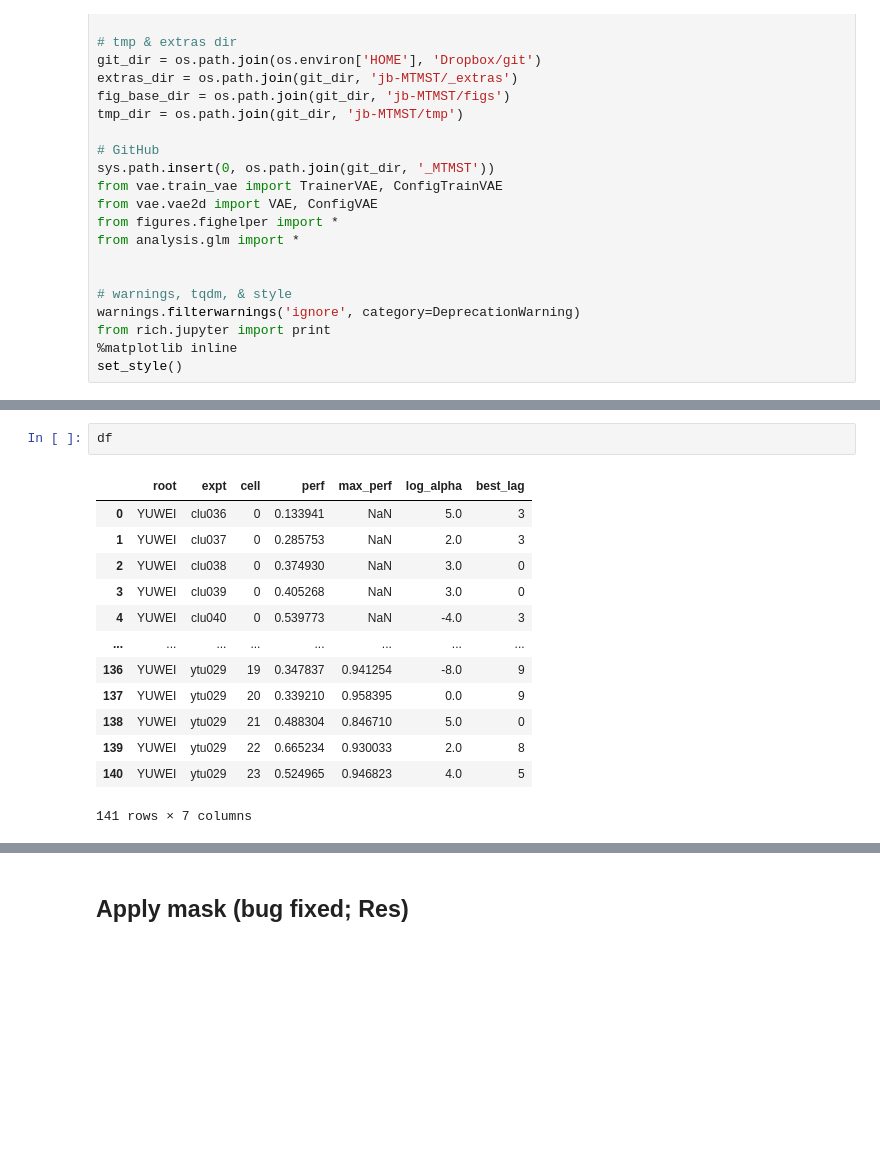
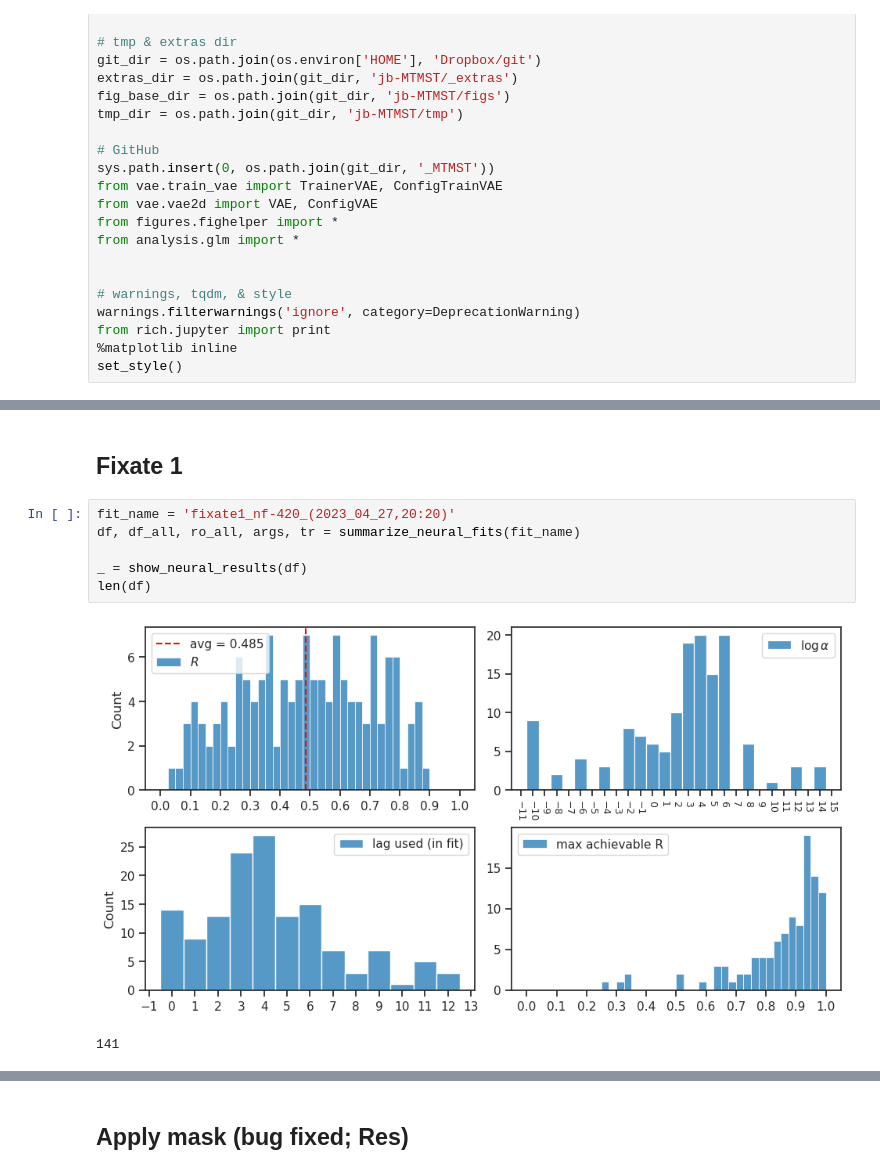
Before and after one commit to hadivafaii/jb-MTMST, a Jupyter notebook: _sources/nb/2023-04/20_examine-readout-GABAN.ipynb, the cells around one changed output, grey strips where cells are left out. Saved outputs shown, nothing was run; the diff lists cells and outputs as text; blank space fills up the shorter version.

```diff
--- a/_sources/nb/2023-04/20_examine-readout-GABAN.ipynb
+++ b/_sources/nb/2023-04/20_examine-readout-GABAN.ipynb
@@ -42,16 +31,11 @@ len(df)
-# %%
-df
-# %% [output]
-|  | root | expt | cell | perf | max_perf | log_alpha | best_lag |
-| 0 | YUWEI | clu036 | 0 | 0.133941 | NaN | 5.0 | 3 |
-| 1 | YUWEI | clu037 | 0 | 0.285753 | NaN | 2.0 | 3 |
-| 2 | YUWEI | clu038 | 0 | 0.374930 | NaN | 3.0 | 0 |
-| 3 | YUWEI | clu039 | 0 | 0.405268 | NaN | 3.0 | 0 |
-| 4 | YUWEI | clu040 | 0 | 0.539773 | NaN | -4.0 | 3 |
-| ... | ... | ... | ... | ... | ... | ... | ... |
-| 136 | YUWEI | ytu029 | 19 | 0.347837 | 0.941254 | -8.0 | 9 |
-| 137 | YUWEI | ytu029 | 20 | 0.339210 | 0.958395 | 0.0 | 9 |
-| 138 | YUWEI | ytu029 | 21 | 0.488304 | 0.846710 | 5.0 | 0 |
-| 139 | YUWEI | ytu029 | 22 | 0.665234 | 0.930033 | 2.0 | 8 |
-| 140 | YUWEI | ytu029 | 23 | 0.524965 | 0.946823 | 4.0 | 5 |
-141 rows × 7 columns
+# %% [markdown]
+## Fixate 1
+# %%
+fit_name = 'fixate1_nf-420_(2023_04_27,20:20)'
+df, df_all, ro_all, args, tr = summarize_neural_fits(fit_name)
+
+_ = show_neural_results(df)
+len(df)
+# %% [output]
+[figure, added]
+141
```
Also changed, not shown: parts of 32 cells of this notebook, 34 other files.
